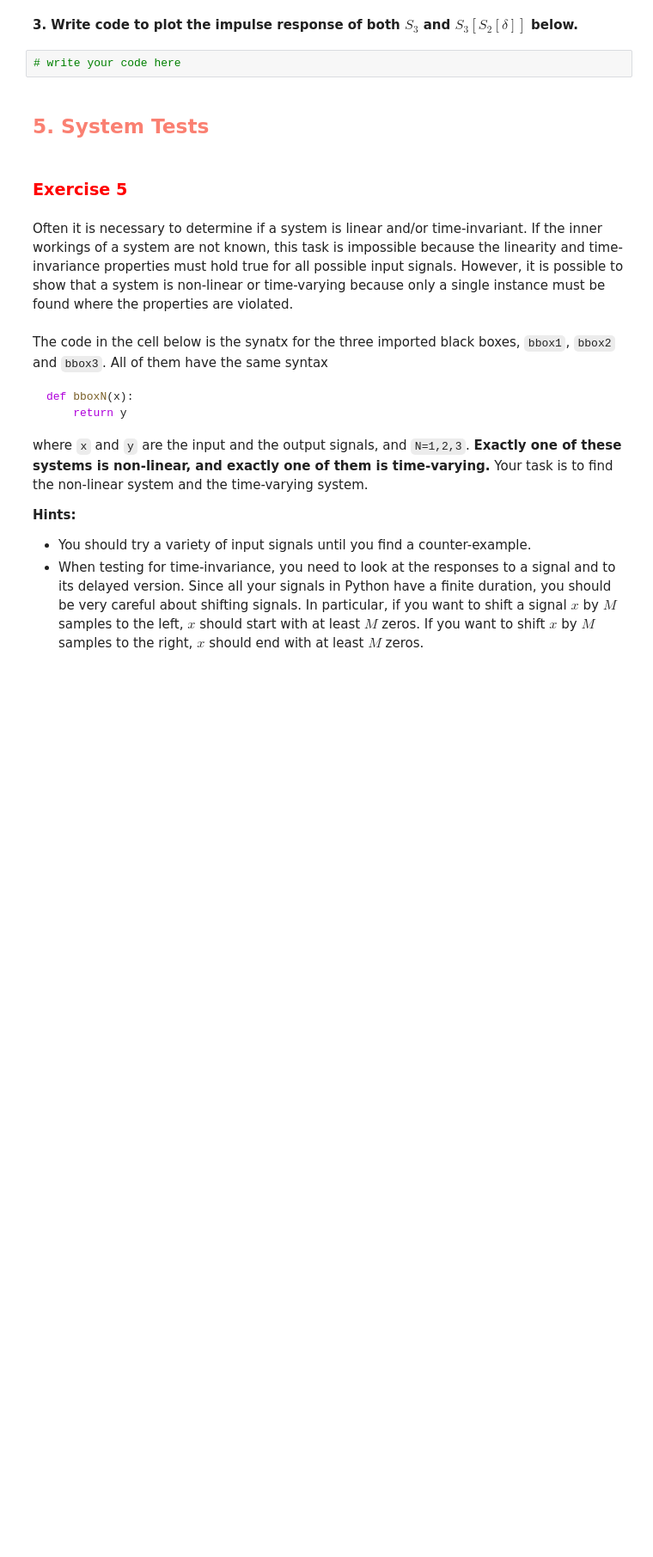
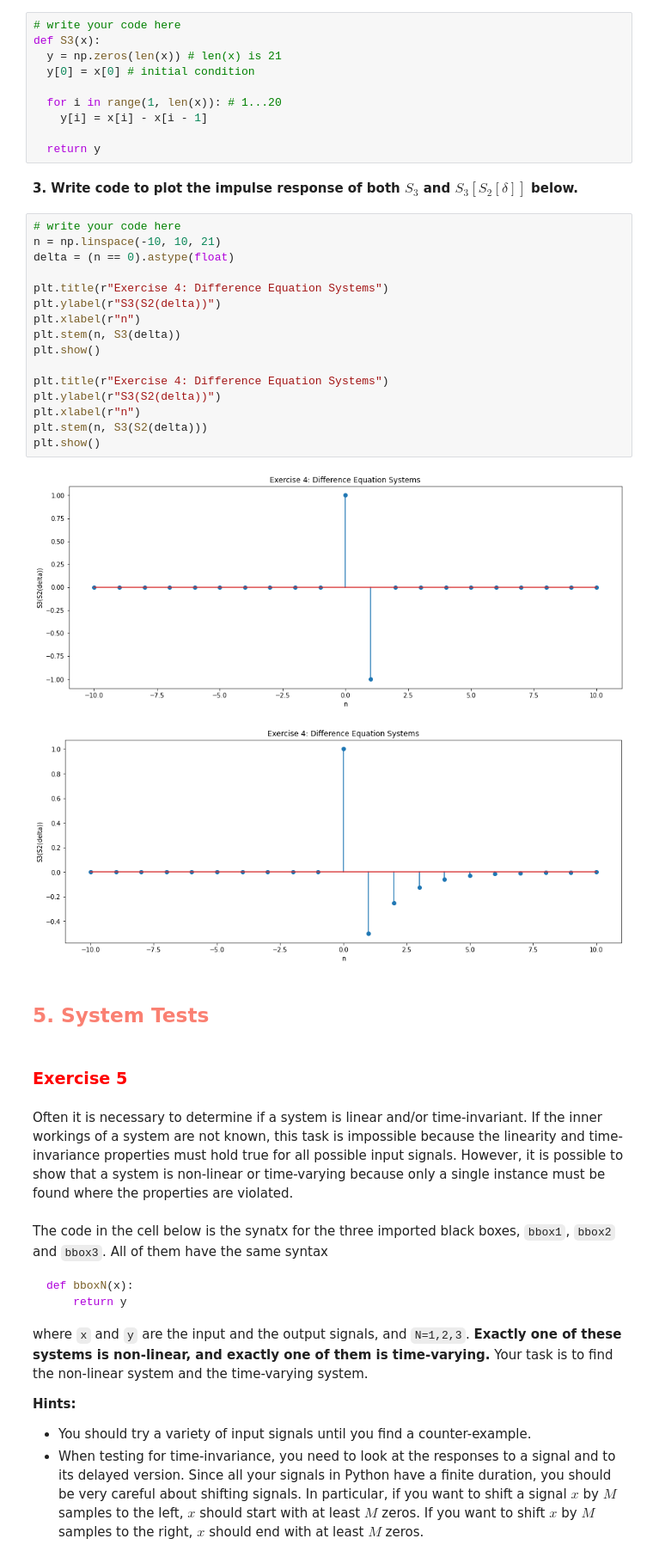
Before and after one commit to cdavin2/dsp_lab02, a Jupyter notebook: lab02_instructions.ipynb, the cells around one changed output. Shown at 86% size. Saved outputs shown, nothing was run; the diff lists cells and outputs as text; blank space fills up the shorter version.

```diff
--- a/lab02_instructions.ipynb
+++ b/lab02_instructions.ipynb
@@ -333,7 +342,34 @@ def S3(x):
+# %%
+# write your code here
+def S3(x):
+  y = np.zeros(len(x)) # len(x) is 21
+  y[0] = x[0] # initial condition
+
+  for i in range(1, len(x)): # 1...20
+    y[i] = x[i] - x[i - 1]
+
+  return y
 # %% [markdown]
 **3. Write code to plot the impulse response of both $S_3$ and $S_3[S_2[\delta]]$ below.**
-# %%
-# write your code here
+# %%
+# write your code here
+n = np.linspace(-10, 10, 21)
+delta = (n == 0).astype(float)
+
+plt.title(r"Exercise 4: Difference Equation Systems")
+plt.ylabel(r"S3(S2(delta))")
+plt.xlabel(r"n")
+plt.stem(n, S3(delta))
+plt.show()
+
+plt.title(r"Exercise 4: Difference Equation Systems")
+plt.ylabel(r"S3(S2(delta))")
+plt.xlabel(r"n")
+plt.stem(n, S3(S2(delta)))
+plt.show()
+# %% [output]
+[figure, added]
+[figure, added]
 # %% [markdown]
 <h2 style="color:salmon;"><left>5. System Tests</left></h2>
 # %% [markdown]
```
Also changed, not shown: parts of 8 cells of this notebook.
